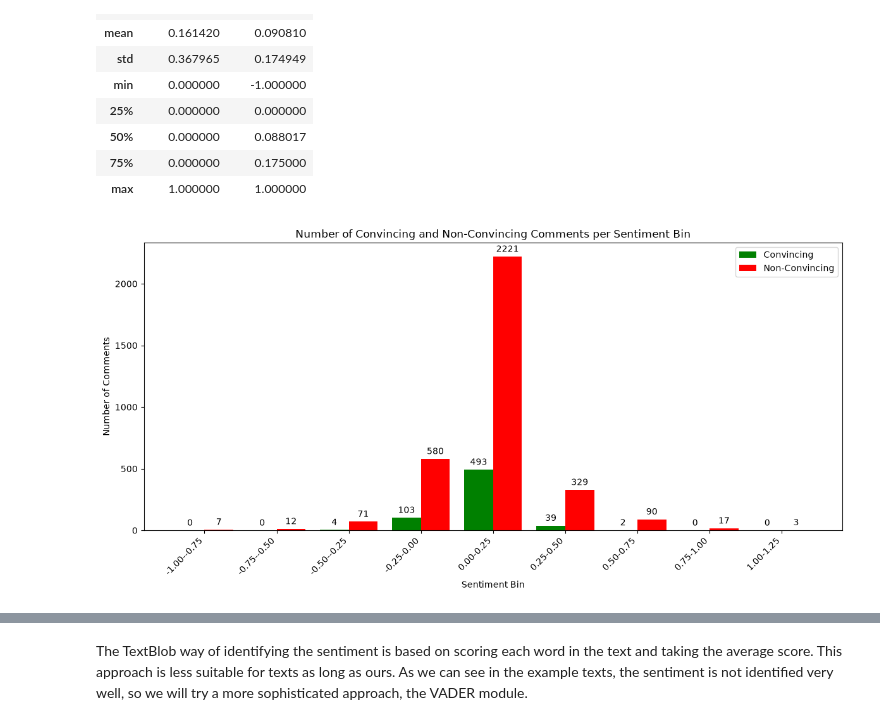
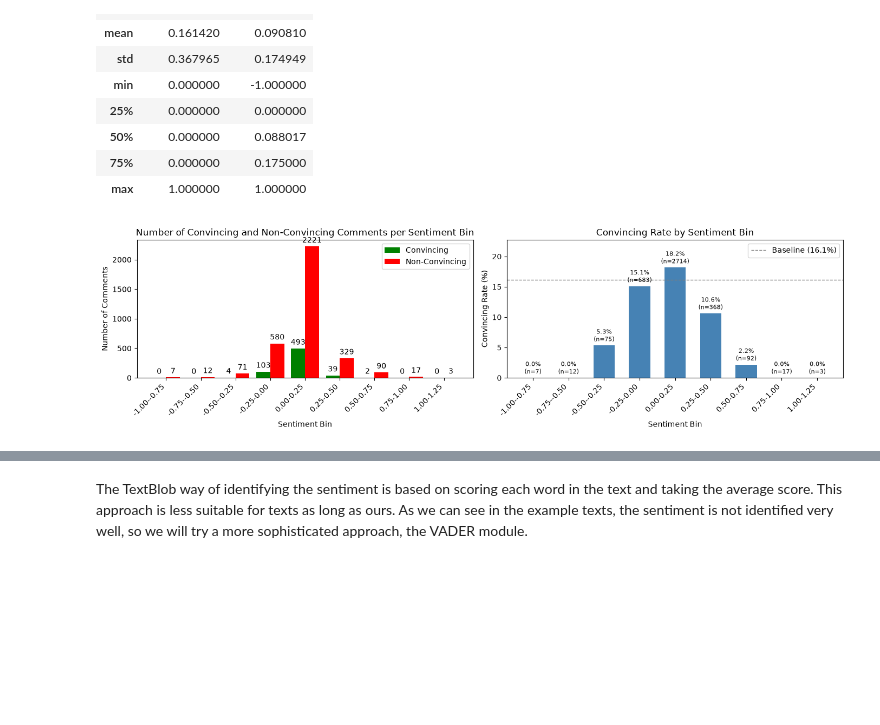
Before and after one commit to jct-nlp/change-my-view-2025, a Jupyter notebook: this work/03.1_feature_engineering_part1.ipynb, the cells around one changed output, grey strips where cells are left out. Cells and saved outputs as stored; diff of their text form; code cells hidden in the pictures; blank space fills up the shorter version.

Commit message:
charts improved - now they show more important info, and have a few config options

```diff
--- a/this work/03.1_feature_engineering_part1.ipynb
+++ b/this work/03.1_feature_engineering_part1.ipynb
@@ -197,9 +197,9 @@ comments_df.describe()
 | 75% | 0.000000 | 0.175000 |
 | max | 1.000000 | 1.000000 |
 # %%
-common_functions.plot_feature(comments_df, 'sentiment', 'Sentiment', 0.25)
+common_functions.plot_feature(comments_df, 'sentiment', 'Sentiment', 0.25, show_counts=True)
 # %% [output]
-[figure, old version]
+[figure, new version]
 # %%
 def show_example_comments(feature_name='sentiment'):
   # Find 3 comments with minimal sentiment
```
Also changed, not shown: parts of 13 cells of this notebook, 1 other file.
